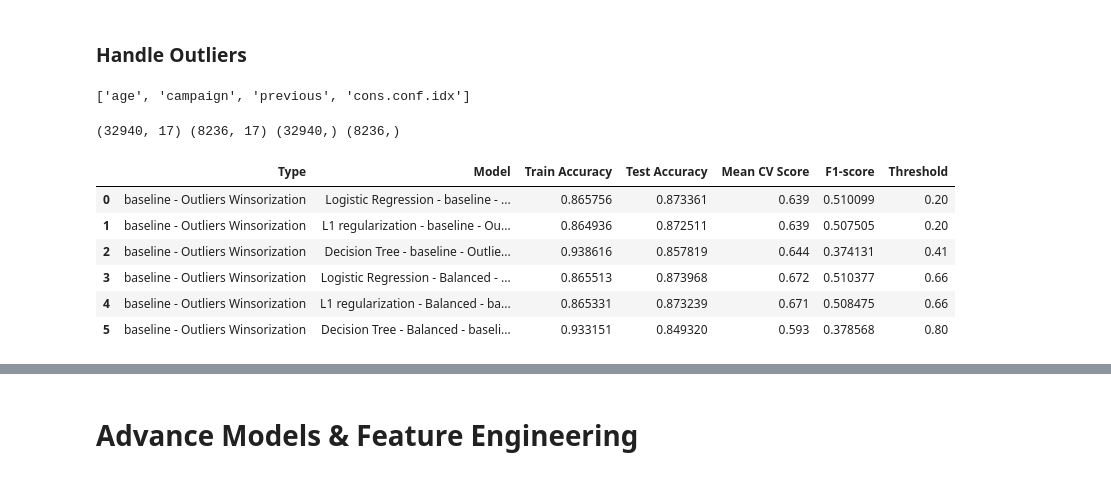
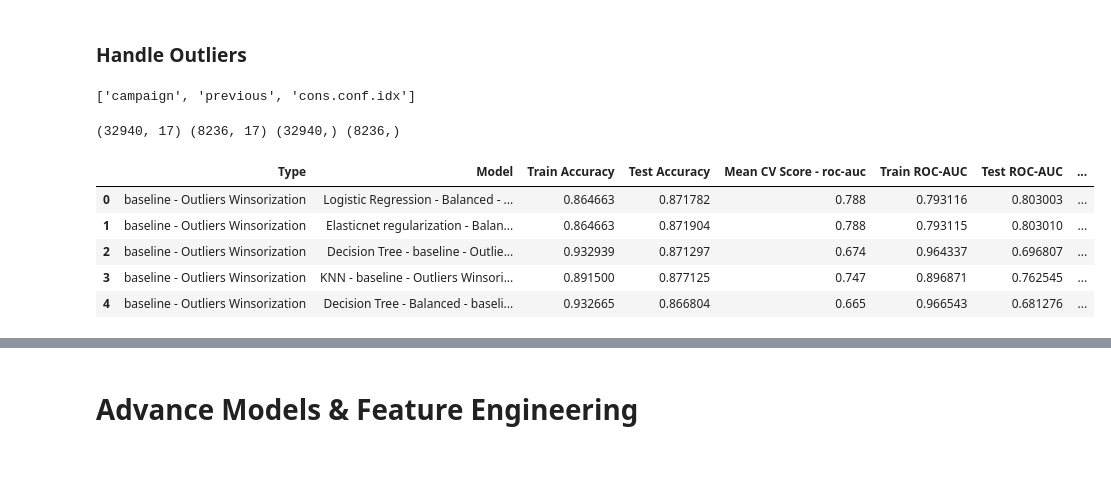
Before and after one commit to Sumanabec/AIML, a Jupyter notebook: bank-marketing-classification/bank-marketing-classification.ipynb, the cells around one changed output, grey strips where cells are left out. Cells and saved outputs as stored; diff of their text form; code cells hidden in the pictures.

```diff
--- a/bank-marketing-classification/bank-marketing-classification.ipynb
+++ b/bank-marketing-classification/bank-marketing-classification.ipynb
@@ -630,31 +601,37 @@ Note:
 - Dataset is highly imbalance
 - Though "duration" is highly correlated with target, but we would not consider it as independent variable as this is not know when predicting
 - EDA suggest that target does not depend on housing and loan
+# %%
+bank_df['age-group'] = pd.cut(bank_df['age'], bins=[0,30,50,100], labels=["young","mid","senior"])
 # %% [markdown]
 # Preprocessing and baseline models
 # %%
-numeric_cols1 =['age', 'campaign', 'previous', 'nr.employed', 'cons.price.idx'] # 'duration', 'pdays', "month_sin", "month_cos", "day_sin", "day_cos"] # symmetric
+numeric_cols1 =['campaign', 'previous', 'nr.employed', 'cons.price.idx'] # 'age', 'duration', 'pdays', "month_sin", "month_cos", "day_sin", "day_cos"] # symmetric
 numeric_cols2 = ['emp.var.rate', 'cons.conf.idx', 'euribor3m' ] # skewed 'pdays',
 
 cat_mode_impute_cols = ['job', 'marital', 'education'] #'housing', 'loan',
-category_cols =  ['default', 'contact',  'poutcome', 'month' , 'day_of_week' ] #'month' , 'day_of_week'
+category_cols =  ['default', 'contact',  'poutcome', 'month' , 'day_of_week', 'age-group']
 passthrough_cols = ['was_contacted_before']
 
-X_bank = bank_df[numeric_cols1 + numeric_cols2 + cat_mode_impute_cols + category_cols + passthrough_cols]
+all_features = numeric_cols1 + numeric_cols2 + cat_mode_impute_cols + category_cols + passthrough_cols
+X_bank = bank_df[all_features]
 y_bank = bank_df["y"]
 
 X_train_bank, X_test_bank, y_train_bank, y_test_bank = train_test_split(X_bank, y_bank, test_size=0.2, stratify=y, random_state=9)
 print(X_train_bank.shape, X_test_bank.shape, y_train_bank.shape, y_test_bank.shape)
 
+def replace_unknown(X):
+    return X.replace('unknown', np.nan)
+
 category_mode_pipeline = Pipeline(
-    steps=[("replace_unknown", FunctionTransformer(lambda X: X.replace('unknown', np.nan))),
+    steps=[("replace_unknown", FunctionTransformer(replace_unknown)),
     ('impute', SimpleImputer(strategy='most_frequent')),
-    ('onehot', OneHotEncoder(handle_unknown='ignore') )]
+    ('onehot', OneHotEncoder(handle_unknown='ignore'))]
 )
 
 preprocessor = ColumnTransformer(transformers=[
     ('standard', StandardScaler(), numeric_cols1),
-    ('min_max_scalar', MinMaxScaler(), numeric_cols2),
+    ('robust_scalar', RobustScaler(), numeric_cols2),
     ('mode_one_hot', category_mode_pipeline, cat_mode_impute_cols),
     ("one_hot", OneHotEncoder(handle_unknown='ignore'), category_cols),
     ("pass", 'passthrough', passthrough_cols)
@@ -732,12 +712,13 @@ def run_model(preprocessor, X_train, y_train, X_test, y_test, model_type):
     results = []
     fitted_pipeline = {}
     baseline_models = {
-        'Logistic Regression - ' + model_type: LogisticRegression(C=np.inf,  max_iter=1000, solver='saga', random_state=9), # unregularized
-        'L1 regularization - '+ model_type: LogisticRegression(l1_ratio=1, max_iter=1000, solver='saga', random_state=9),
+        # 'Logistic Regression - ' + model_type: LogisticRegression(C=np.inf, max_iter=5000, solver='saga', random_state=9), # unregularized
+        # 'L1 regularization - '+ model_type: LogisticRegression(l1_ratio=1, max_iter=5000, solver='saga', random_state=9),
+        'Logistic Regression - Balanced - ' + model_type: LogisticRegression(C=np.inf, max_iter=5000, solver='saga', class_weight='balanced', random_state=9),
+        'Elasticnet regularization - Balanced - ' + model_type: LogisticRegression(class_weight='balanced', l1_ratio=0.5, C=4, max_iter=5000, solver='saga', random_state=9),
         'Decision Tree - ' + model_type: DecisionTreeClassifier(min_samples_split=10, random_state=9),
-        'Logistic Regression - Balanced - ' + model_type: LogisticRegression(C=np.inf, max_iter=1000, solver='saga', class_weight='balanced', random_state=9),
-        'L1 regularization - Balanced - ' + model_type: LogisticRegression(class_weight='balanced', l1_ratio=1, max_iter=1000, solver='saga', random_state=9),
-        'Decision Tree - Balanced - ' + model_type: DecisionTreeClassifier(class_weight='balanced', min_samples_split=10, random_state=9)
+        'KNN - ' + model_type: KNeighborsClassifier(n_neighbors=9),
+        'Decision Tree - Balanced - ' + model_type: DecisionTreeClassifier(class_weight='balanced', min_samples_split=10, random_state=9),
     }
 
     for name, model in baseline_models.items():
@@ -773,25 +764,31 @@ high_outliers = outlier_df[outlier_df["Percentage"] > 0]["Feature"].to_list()
 bank_df_clipped[high_outliers] = bank_df_clipped[high_outliers].apply(handle_outliers)
 high_outliers
 # %% [output]
-['age', 'campaign', 'previous', 'cons.conf.idx']
+['campaign', 'previous', 'cons.conf.idx']
 # %%
 X_bank_clipped = bank_df_clipped
 y_bank_clipped = bank_df["y"]
 
 X_train_bank_clipped, X_test_bank_clipped, y_train_bank_clipped, y_test_bank_clipped = train_test_split(X_bank_clipped, y, test_size=0.2, stratify=y, random_state=9)
 print(X_train_bank_clipped.shape, X_test_bank_clipped.shape, y_train_bank_clipped.shape, y_test_bank_clipped.shape)
+
+preprocessor_outlier = ColumnTransformer(transformers=[
+    ('standard', StandardScaler(), numeric_cols1+numeric_cols2),
+    ('mode_one_hot', category_mode_pipeline, cat_mode_impute_cols),
+    ("one_hot", OneHotEncoder(handle_unknown='ignore'), category_cols),
+    ("pass", 'passthrough', passthrough_cols)
+])
 # %% [output]
 (32940, 17) (8236, 17) (32940,) (8236,)
 # %%
-results_df, fitted_pipeline_outliers = run_model(preprocessor, X_train_bank_clipped, y_train_bank_clipped,
+results_df_outliers, fitted_pipeline_outliers = run_model(preprocessor_outlier, X_train_bank_clipped, y_train_bank_clipped,
                                                  X_test_bank_clipped, y_test_bank_clipped, "baseline - Outliers Winsorization")
-results_df
+results_df_outliers
 # %% [output]
-|  | Type | Model | Train Accuracy | Test Accuracy | Mean CV Score | F1-score | Threshold |
-| 0 | baseline - Outliers Winsorization | Logistic Regression - baseline - ... | 0.865756 | 0.873361 | 0.639 | 0.510099 | 0.20 |
-| 1 | baseline - Outliers Winsorization | L1 regularization - baseline - Ou... | 0.864936 | 0.872511 | 0.639 | 0.507505 | 0.20 |
-| 2 | baseline - Outliers Winsorization | Decision Tree - baseline - Outlie... | 0.938616 | 0.857819 | 0.644 | 0.374131 | 0.41 |
-| 3 | baseline - Outliers Winsorization | Logistic Regression - Balanced - ... | 0.865513 | 0.873968 | 0.672 | 0.510377 | 0.66 |
-| 4 | baseline - Outliers Winsorization | L1 regularization - Balanced - ba... | 0.865331 | 0.873239 | 0.671 | 0.508475 | 0.66 |
-| 5 | baseline - Outliers Winsorization | Decision Tree - Balanced - baseli... | 0.933151 | 0.849320 | 0.593 | 0.378568 | 0.80 |
+|  | Type | Model | Train Accuracy | Test Accuracy | Mean CV Score - roc-auc | Train ROC-AUC | Test ROC-AUC | ... |
+| 0 | baseline - Outliers Winsorization | Logistic Regression - Balanced - ... | 0.864663 | 0.871782 | 0.788 | 0.793116 | 0.803003 | ... |
+| 1 | baseline - Outliers Winsorization | Elasticnet regularization - Balan... | 0.864663 | 0.871904 | 0.788 | 0.793115 | 0.803010 | ... |
+| 2 | baseline - Outliers Winsorization | Decision Tree - baseline - Outlie... | 0.932939 | 0.871297 | 0.674 | 0.964337 | 0.696807 | ... |
+| 3 | baseline - Outliers Winsorization | KNN - baseline - Outliers Winsori... | 0.891500 | 0.877125 | 0.747 | 0.896871 | 0.762545 | ... |
+| 4 | baseline - Outliers Winsorization | Decision Tree - Balanced - baseli... | 0.932665 | 0.866804 | 0.665 | 0.966543 | 0.681276 | ... |
 # %%
```
Also changed, not shown: parts of 52 cells of this notebook.
